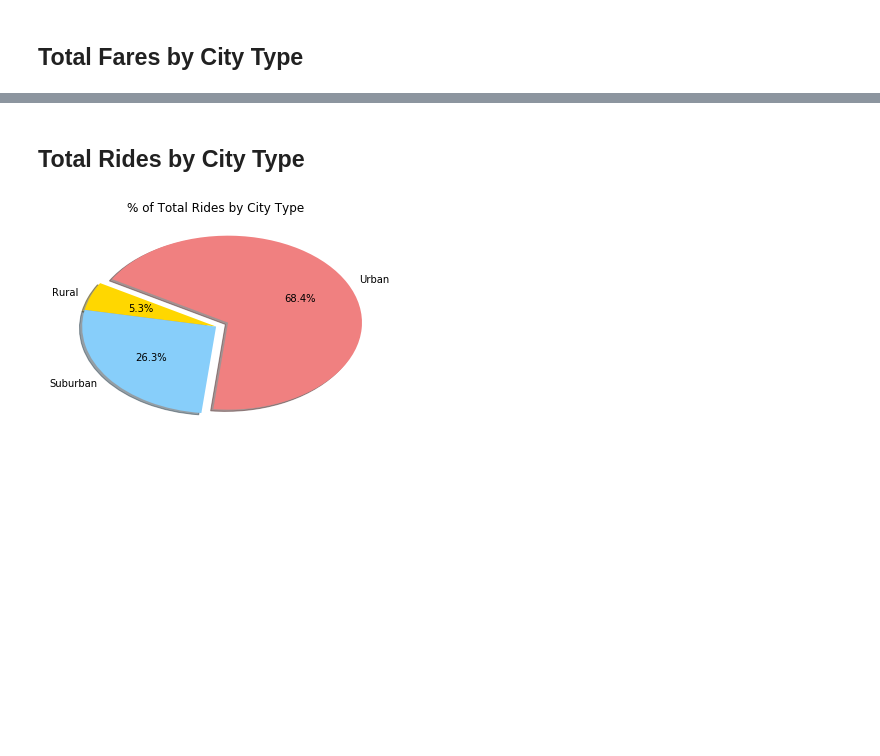
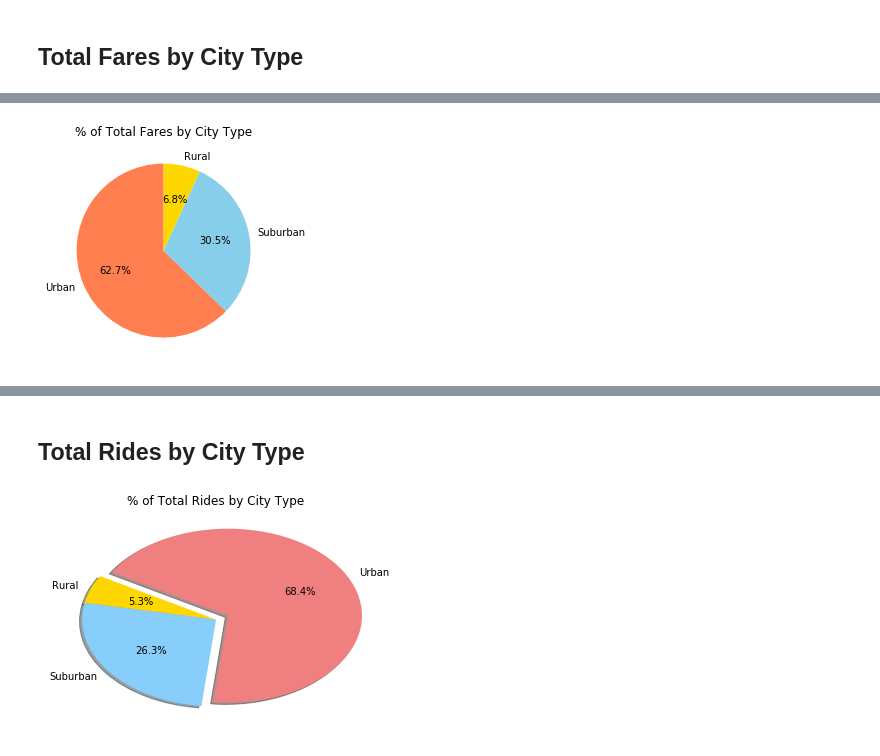
Before and after one commit to klucas11/Pyber-Ride-Share, a Jupyter notebook: pyber_starter.ipynb, the cells around one changed output, grey strips where cells are left out. Drawn from its saved outputs; the diff is of its cells as text; code cells hidden in the pictures; blank space fills up the shorter version.

```diff
--- a/pyber_starter.ipynb
+++ b/pyber_starter.ipynb
@@ -118,0 +116,26 @@ plt.show()
+# %%
+# Calculate Type Percents
+total_fare = all_data['fare'].sum()
+total_urban_rides = all_data.loc[all_data["type"]== "Urban"]
+percent_urban_fare = (total_urban_rides['fare'].sum() / total_fare) * 100
+total_suburban_rides = all_data.loc[all_data["type"]== "Suburban"]
+percent_suburban_fare = (total_suburban_rides['fare'].sum() / total_fare) * 100
+total_rural_rides = all_data.loc[all_data["type"]== "Rural"]
+percent_rural_fare = (total_rural_rides['fare'].sum() / total_fare) * 100
+
+
+# Build Pie Chart
+section_labels = ["Urban", "Suburban", "Rural"]
+sizes = [percent_urban_fare, percent_suburban_fare, percent_rural_fare]
+colors = ['coral', 'skyblue', 'gold']
+total_fare_by_city_type = plt.pie(sizes, labels = section_labels,
+                        colors = colors, autopct = "%1.1f%%", shadow = False, startangle = 90)
+plt.title("% of Total Fares by City Type")
+
+# Save Figure
+plt.savefig("Total Fares by City Type.png")
+
+# Show Figure
+plt.show()
+# %% [output]
+[figure, added]
```
Also changed, not shown: parts of 9 cells of this notebook.
